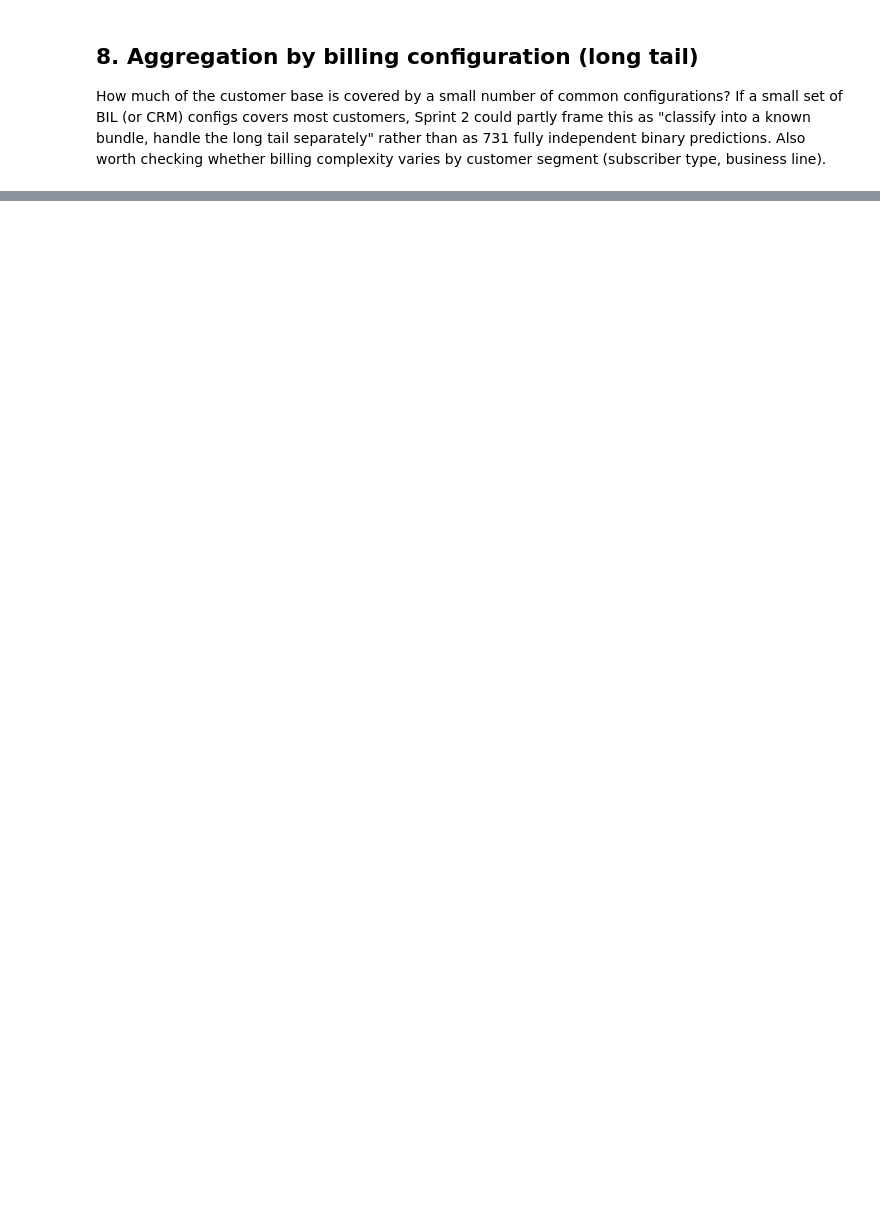
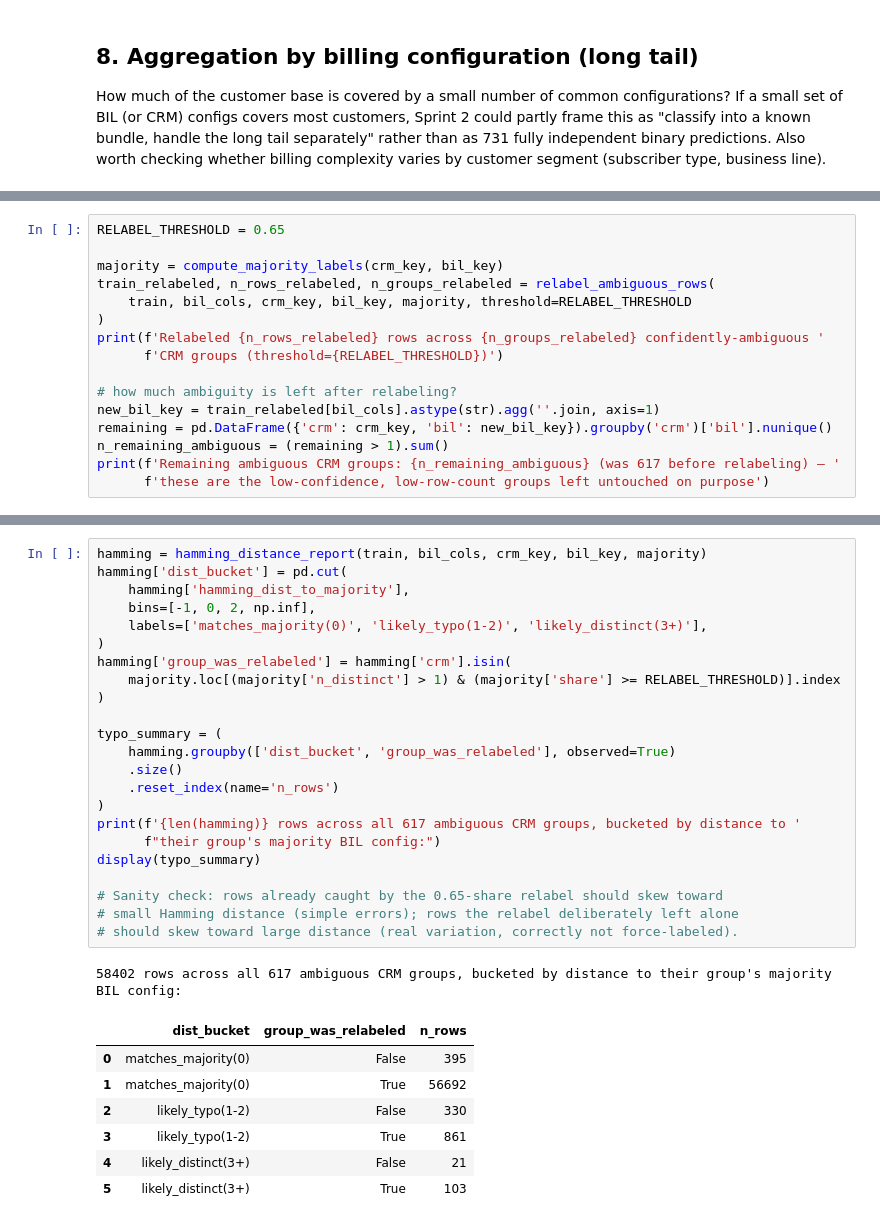
Before and after one commit to therealblitz00/ECQ, a Jupyter notebook: notebooks/sprint1_preprocessing.ipynb, the cells around one changed output, grey strips where cells are left out. Saved outputs shown, nothing was run; the diff lists cells and outputs as text; blank space fills up the shorter version.

```diff
--- a/notebooks/sprint1_preprocessing.ipynb
+++ b/notebooks/sprint1_preprocessing.ipynb
@@ -428,0 +782,16 @@ for c in segment_cols:
+# %%
+RELABEL_THRESHOLD = 0.65
+
+majority = compute_majority_labels(crm_key, bil_key)
+train_relabeled, n_rows_relabeled, n_groups_relabeled = relabel_ambiguous_rows(
+    train, bil_cols, crm_key, bil_key, majority, threshold=RELABEL_THRESHOLD
+)
+print(f'Relabeled {n_rows_relabeled} rows across {n_groups_relabeled} confidently-ambiguous '
+      f'CRM groups (threshold={RELABEL_THRESHOLD})')
+
+# how much ambiguity is left after relabeling?
+new_bil_key = train_relabeled[bil_cols].astype(str).agg(''.join, axis=1)
+remaining = pd.DataFrame({'crm': crm_key, 'bil': new_bil_key}).groupby('crm')['bil'].nunique()
+n_remaining_ambiguous = (remaining > 1).sum()
+print(f'Remaining ambiguous CRM groups: {n_remaining_ambiguous} (was 617 before relabeling) — '
+      f'these are the low-confidence, low-row-count groups left untouched on purpose')
@@ -428,0 +812,32 @@ for c in segment_cols:
+# %%
+hamming = hamming_distance_report(train, bil_cols, crm_key, bil_key, majority)
+hamming['dist_bucket'] = pd.cut(
+    hamming['hamming_dist_to_majority'],
+    bins=[-1, 0, 2, np.inf],
+    labels=['matches_majority(0)', 'likely_typo(1-2)', 'likely_distinct(3+)'],
+)
+hamming['group_was_relabeled'] = hamming['crm'].isin(
+    majority.loc[(majority['n_distinct'] > 1) & (majority['share'] >= RELABEL_THRESHOLD)].index
+)
+
+typo_summary = (
+    hamming.groupby(['dist_bucket', 'group_was_relabeled'], observed=True)
+    .size()
+    .reset_index(name='n_rows')
+)
+print(f'{len(hamming)} rows across all 617 ambiguous CRM groups, bucketed by distance to '
+      f"their group's majority BIL config:")
+display(typo_summary)
+
+# Sanity check: rows already caught by the 0.65-share relabel should skew toward
+# small Hamming distance (simple errors); rows the relabel deliberately left alone
+# should skew toward large distance (real variation, correctly not force-labeled).
+# %% [output]
+58402 rows across all 617 ambiguous CRM groups, bucketed by distance to their group's majority BIL config:
+|  | dist_bucket | group_was_relabeled | n_rows |
+| 0 | matches_majority(0) | False | 395 |
+| 1 | matches_majority(0) | True | 56692 |
+| 2 | likely_typo(1-2) | False | 330 |
+| 3 | likely_typo(1-2) | True | 861 |
+| 4 | likely_distinct(3+) | False | 21 |
+| 5 | likely_distinct(3+) | True | 103 |
```
Also changed, not shown: parts of 30 cells of this notebook, 3 other files.
